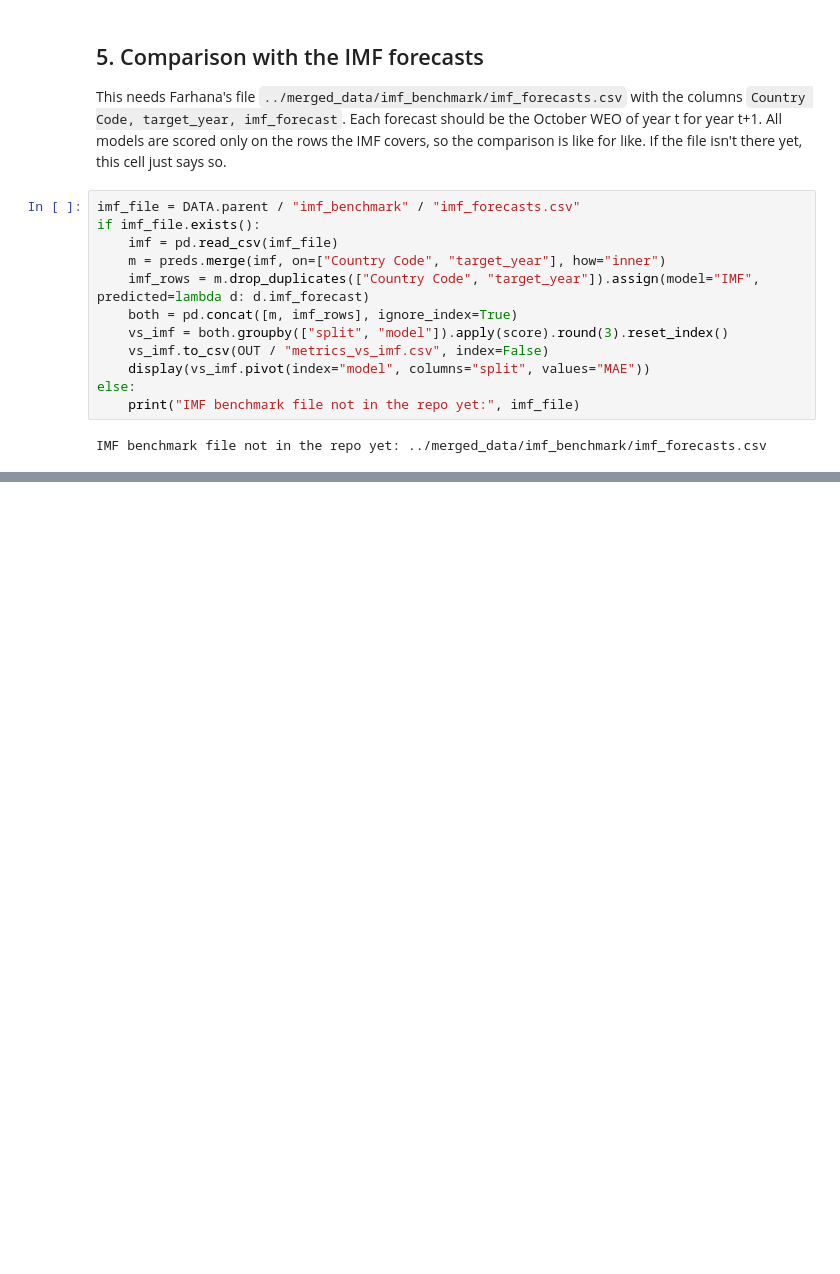
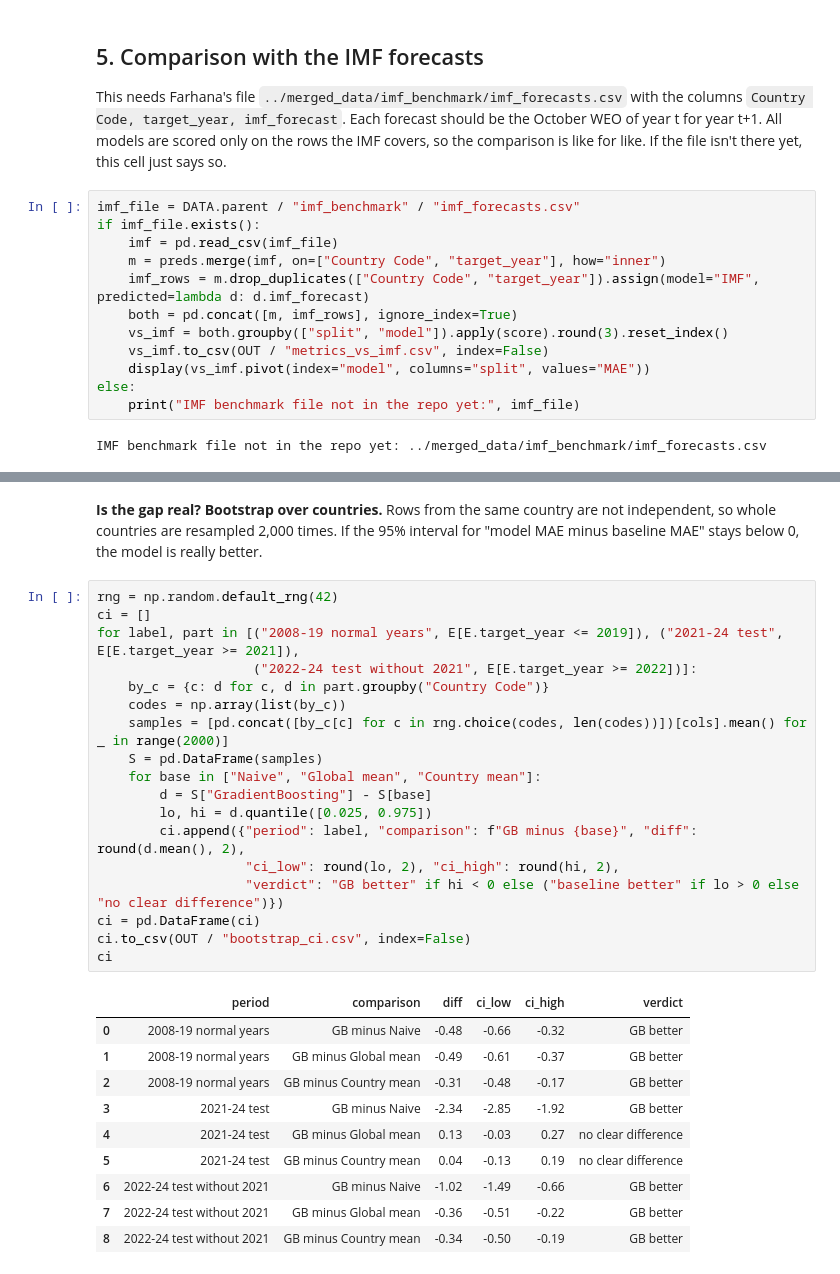
Before and after one commit to farhana273/ml_assignment, a Jupyter notebook: models/GDP_Models_Sami.ipynb, the cells around one changed output, grey strips where cells are left out. Cells and saved outputs as stored; diff of their text form; blank space fills up the shorter version.

```diff
--- a/models/GDP_Models_Sami.ipynb
+++ b/models/GDP_Models_Sami.ipynb
@@ -325,0 +408,31 @@ IMF benchmark file not in the repo yet: ../merged_data/imf_benchmark/imf_forecas
+# %% [markdown]
+**Is the gap real? Bootstrap over countries.** Rows from the same country are not independent, so whole countries are resampled 2,000 times. If the 95% interval for "model MAE minus baseline MAE" stays below 0, the model is really better.
+# %%
+rng = np.random.default_rng(42)
+ci = []
+for label, part in [("2008-19 normal years", E[E.target_year <= 2019]), ("2021-24 test", E[E.target_year >= 2021]),
+                    ("2022-24 test without 2021", E[E.target_year >= 2022])]:
+    by_c = {c: d for c, d in part.groupby("Country Code")}
+    codes = np.array(list(by_c))
+    samples = [pd.concat([by_c[c] for c in rng.choice(codes, len(codes))])[cols].mean() for _ in range(2000)]
+    S = pd.DataFrame(samples)
+    for base in ["Naive", "Global mean", "Country mean"]:
+        d = S["GradientBoosting"] - S[base]
+        lo, hi = d.quantile([0.025, 0.975])
+        ci.append({"period": label, "comparison": f"GB minus {base}", "diff": round(d.mean(), 2),
+                   "ci_low": round(lo, 2), "ci_high": round(hi, 2),
+                   "verdict": "GB better" if hi < 0 else ("baseline better" if lo > 0 else "no clear difference")})
+ci = pd.DataFrame(ci)
+ci.to_csv(OUT / "bootstrap_ci.csv", index=False)
+ci
+# %% [output]
+|  | period | comparison | diff | ci_low | ci_high | verdict |
+| 0 | 2008-19 normal years | GB minus Naive | -0.48 | -0.66 | -0.32 | GB better |
+| 1 | 2008-19 normal years | GB minus Global mean | -0.49 | -0.61 | -0.37 | GB better |
+| 2 | 2008-19 normal years | GB minus Country mean | -0.31 | -0.48 | -0.17 | GB better |
+| 3 | 2021-24 test | GB minus Naive | -2.34 | -2.85 | -1.92 | GB better |
+| 4 | 2021-24 test | GB minus Global mean | 0.13 | -0.03 | 0.27 | no clear difference |
+| 5 | 2021-24 test | GB minus Country mean | 0.04 | -0.13 | 0.19 | no clear difference |
+| 6 | 2022-24 test without 2021 | GB minus Naive | -1.02 | -1.49 | -0.66 | GB better |
+| 7 | 2022-24 test without 2021 | GB minus Global mean | -0.36 | -0.51 | -0.22 | GB better |
+| 8 | 2022-24 test without 2021 | GB minus Country mean | -0.34 | -0.50 | -0.19 | GB better |
```
Also changed, not shown: parts of 13 cells of this notebook, 8 other files.
